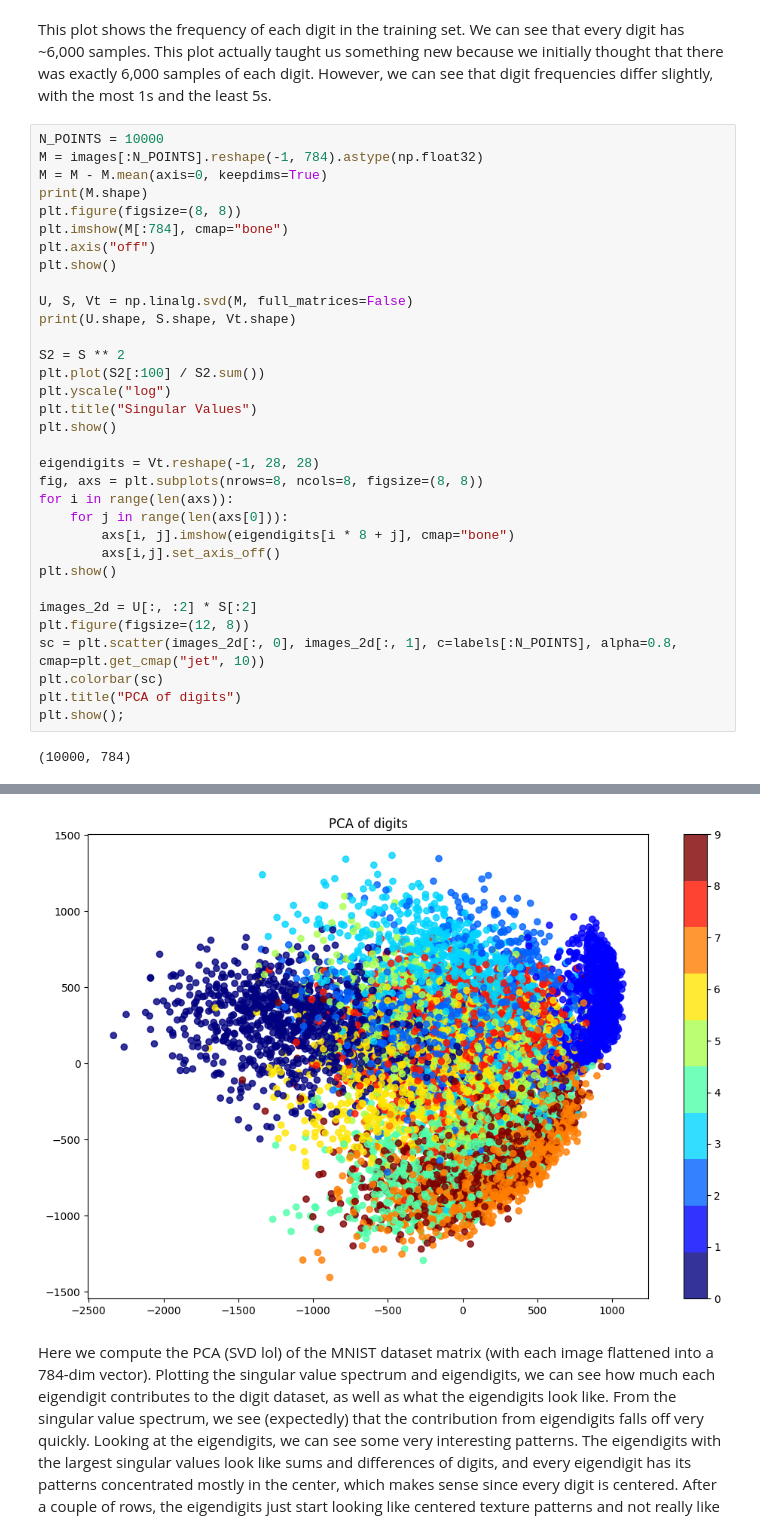
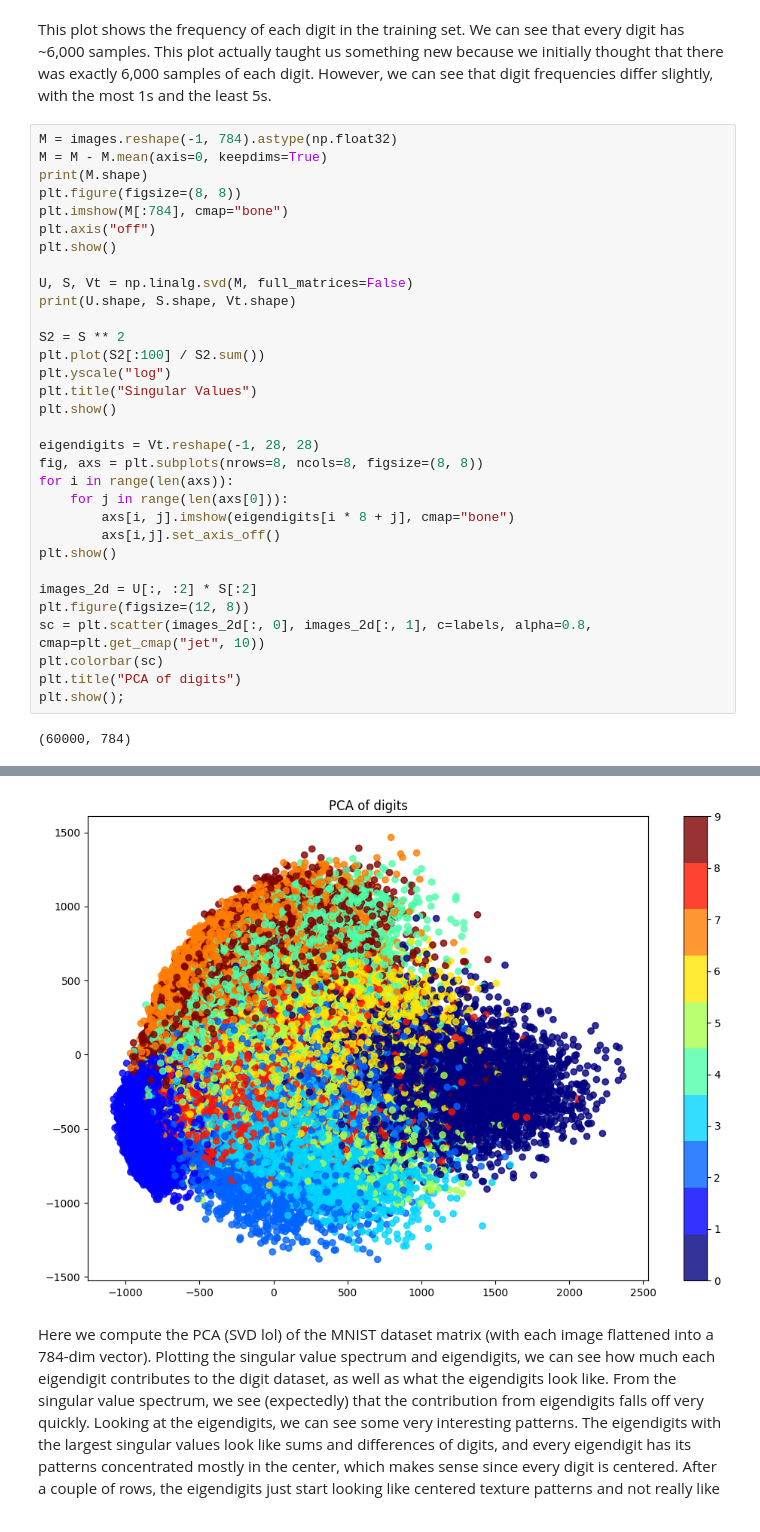
Before and after one commit to gordonbchen/bml, a Jupyter notebook: diffusion/proj1.ipynb, the cells around one changed output, grey strips where cells are left out. Saved outputs shown, nothing was run; the diff lists cells and outputs as text.

```diff
--- a/diffusion/proj1.ipynb
+++ b/diffusion/proj1.ipynb
@@ -55,8 +55,7 @@ plt.show()
 # %% [markdown]
 This plot shows the frequency of each digit in the training set. We can see that every digit has ~6,000 samples. This plot actually taught us something new because we initially thought that there was exactly 6,000 samples of each digit. However, we can see that digit frequencies differ slightly, with the most 1s and the least 5s.
 # %%
-N_POINTS = 10000
-M = images[:N_POINTS].reshape(-1, 784).astype(np.float32)
+M = images.reshape(-1, 784).astype(np.float32)
 M = M - M.mean(axis=0, keepdims=True)
 print(M.shape)
 plt.figure(figsize=(8, 8))
@@ -83,10 +82,10 @@ plt.show()
 
 images_2d = U[:, :2] * S[:2]
 plt.figure(figsize=(12, 8))
-sc = plt.scatter(images_2d[:, 0], images_2d[:, 1], c=labels[:N_POINTS], alpha=0.8, cmap=plt.get_cmap("jet", 10))
+sc = plt.scatter(images_2d[:, 0], images_2d[:, 1], c=labels, alpha=0.8, cmap=plt.get_cmap("jet", 10))
 plt.colorbar(sc)
 plt.title("PCA of digits")
 plt.show();
 # %% [output]
-(10000, 784)
+(60000, 784)
 [figure]
@@ -96,4 +95,4 @@ plt.show();
-[figure, old version]
+[figure, new version]
 # %% [markdown]
 Here we compute the PCA (SVD lol) of the MNIST dataset matrix (with each image flattened into a 784-dim vector). Plotting the singular value spectrum and eigendigits, we can see how much each eigendigit contributes to the digit dataset, as well as what the eigendigits look like. From the singular value spectrum, we see (expectedly) that the contribution from eigendigits falls off very quickly. Looking at the eigendigits, we can see some very interesting patterns. The eigendigits with the largest singular values look like sums and differences of digits, and every eigendigit has its patterns concentrated mostly in the center, which makes sense since every digit is centered. After a couple of rows, the eigendigits just start looking like centered texture patterns and not really like digits anymore.
 
```
Also changed, not shown: parts of 2 cells of this notebook.
